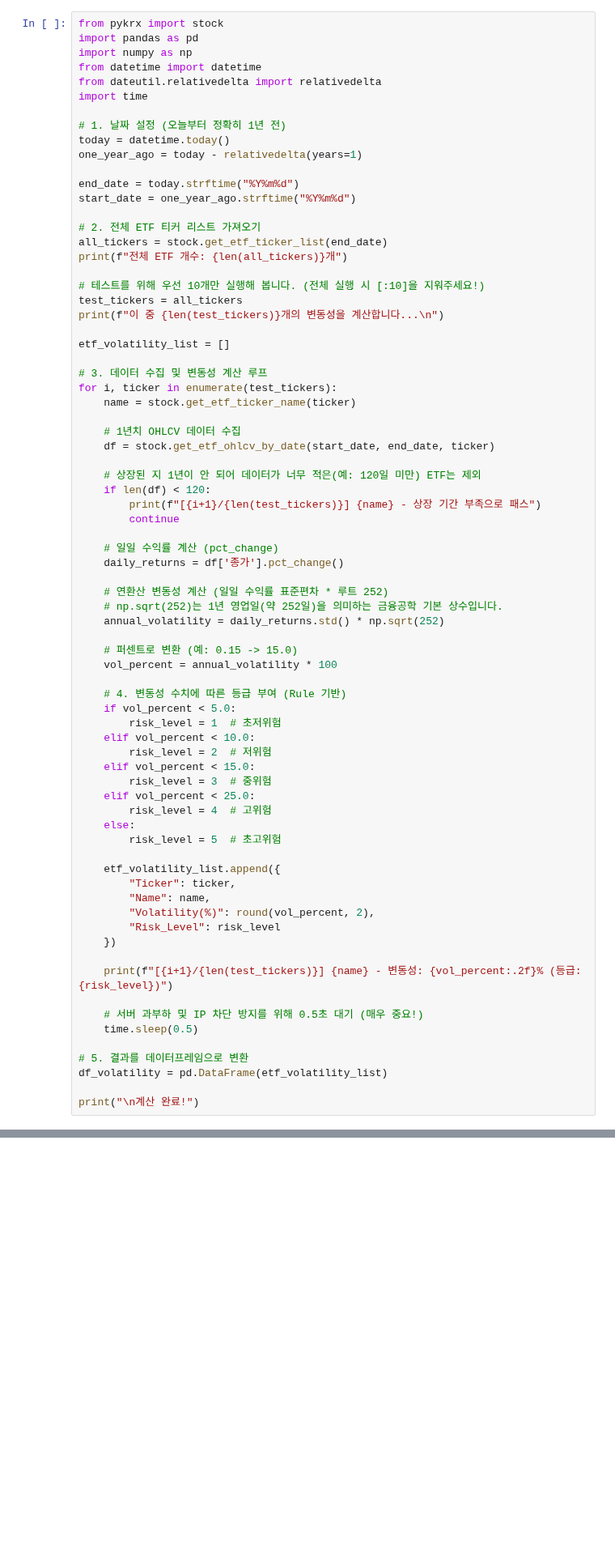
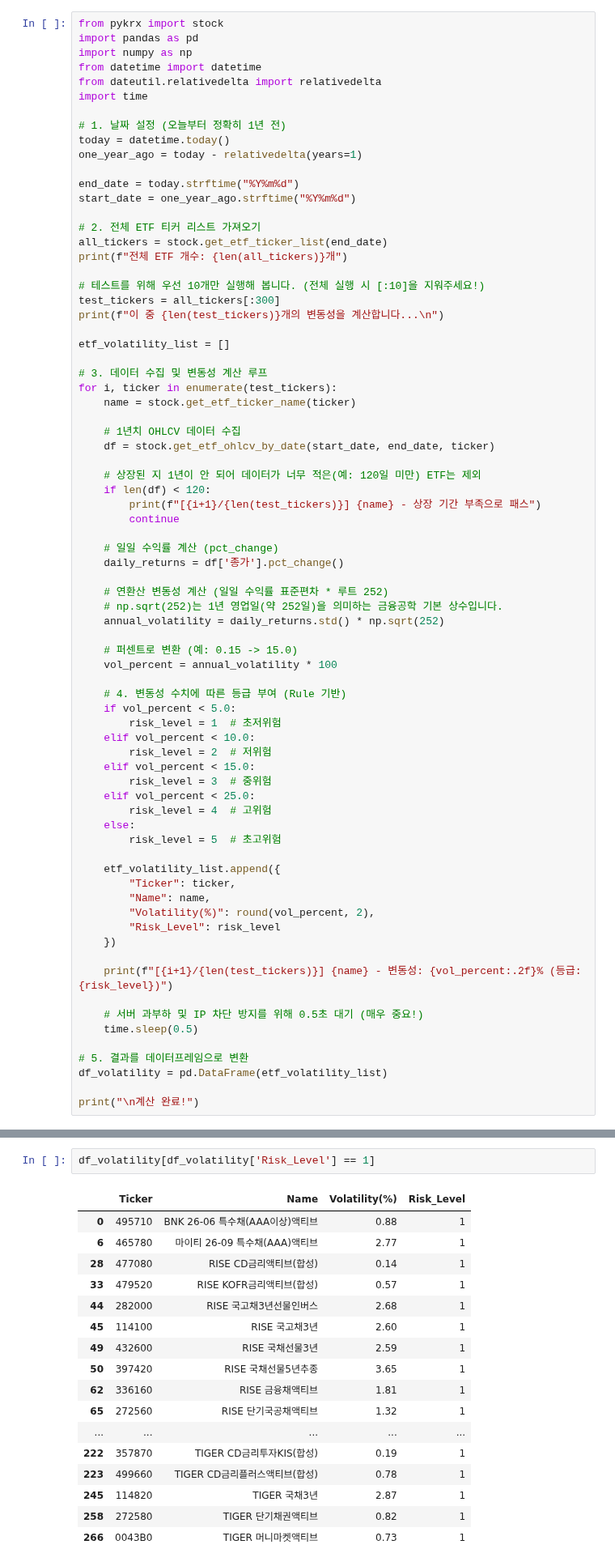
Before and after one commit to LeeJungYeonn/life-to-fin-recsys, a Jupyter notebook: code/pykrx_test.ipynb, the cells around one changed output, grey strips where cells are left out. Shown at 81% size. Drawn from its saved outputs; the diff is of its cells as text; blank space fills up the shorter version.

Commit message:
Add: show risk label of 300 ETFs

```diff
--- a/code/pykrx_test.ipynb
+++ b/code/pykrx_test.ipynb
@@ -140,7 +146,7 @@ all_tickers = stock.get_etf_ticker_list(end_date)
 print(f"전체 ETF 개수: {len(all_tickers)}개")
 
 # 테스트를 위해 우선 10개만 실행해 봅니다. (전체 실행 시 [:10]을 지워주세요!)
-test_tickers = all_tickers
+test_tickers = all_tickers[:300]
 print(f"이 중 {len(test_tickers)}개의 변동성을 계산합니다...\n")
 
 etf_volatility_list = []
@@ -216,0 +222,20 @@ KeyboardInterrupt:
+# %%
+df_volatility[df_volatility['Risk_Level'] == 1]
+# %% [output]
+|  | Ticker | Name | Volatility(%) | Risk_Level |
+| 0 | 495710 | BNK 26-06 특수채(AAA이상)액티브 | 0.88 | 1 |
+| 6 | 465780 | 마이티 26-09 특수채(AAA)액티브 | 2.77 | 1 |
+| 28 | 477080 | RISE CD금리액티브(합성) | 0.14 | 1 |
+| 33 | 479520 | RISE KOFR금리액티브(합성) | 0.57 | 1 |
+| 44 | 282000 | RISE 국고채3년선물인버스 | 2.68 | 1 |
+| 45 | 114100 | RISE 국고채3년 | 2.60 | 1 |
+| 49 | 432600 | RISE 국채선물3년 | 2.59 | 1 |
+| 50 | 397420 | RISE 국채선물5년추종 | 3.65 | 1 |
+| 62 | 336160 | RISE 금융채액티브 | 1.81 | 1 |
+| 65 | 272560 | RISE 단기국공채액티브 | 1.32 | 1 |
+| ... | ... | ... | ... | ... |
+| 222 | 357870 | TIGER CD금리투자KIS(합성) | 0.19 | 1 |
+| 223 | 499660 | TIGER CD금리플러스액티브(합성) | 0.78 | 1 |
+| 245 | 114820 | TIGER 국채3년 | 2.87 | 1 |
+| 258 | 272580 | TIGER 단기채권액티브 | 0.82 | 1 |
+| 266 | 0043B0 | TIGER 머니마켓액티브 | 0.73 | 1 |
```
Also changed, not shown: parts of 6 cells of this notebook.
